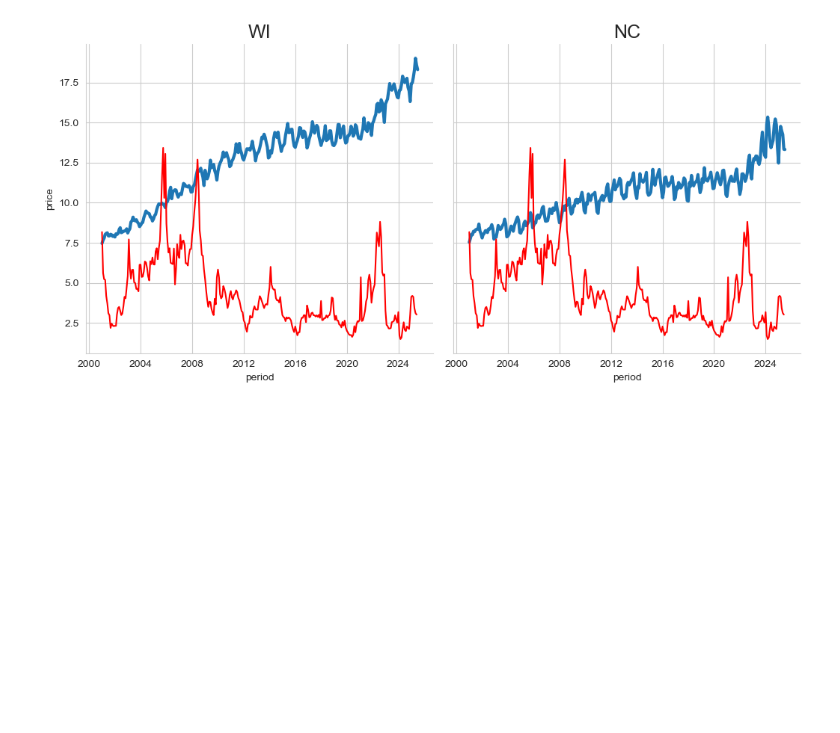
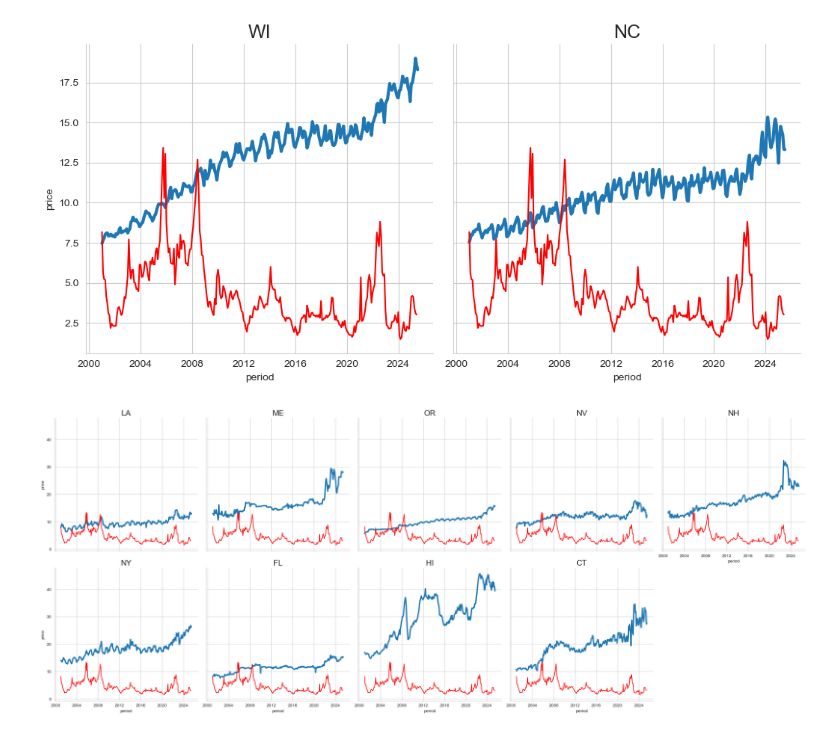
Before and after one commit to Erdos-Projects/fall-2025-forecasting-electricity-price, a Jupyter notebook: src/eda/will_eda.ipynb, the cells around one changed output. Drawn from its saved outputs; the diff is of its cells as text; code cells hidden in the pictures; blank space fills up the shorter version.

```diff
--- a/src/eda/will_eda.ipynb
+++ b/src/eda/will_eda.ipynb
@@ -321,3 +321,19 @@ for ax in plot.axes.flat:
 plt.show()
 # %% [output]
 [figure]
+# %%
+example_states = ['OR', 'NY', 'NV', 'NH','ME', 'HI', 'LA', 'FL', 'CT']
+
+plot = sns.relplot(data=residential_price[residential_price.stateid.isin(example_states)],
+            x='period', y='price',
+            kind='line',
+            col='stateid',
+            linewidth=3,
+            col_wrap=5)
+plot.set_titles(col_template='{col_name}', size=18)
+
+for ax in plot.axes.flat:
+    ax.plot(gas_futures_monthly.index, gas_futures_monthly['value'], color='red')
+plt.show()
+# %% [output]
+[figure, added]
```
Also changed, not shown: 2 other files.
